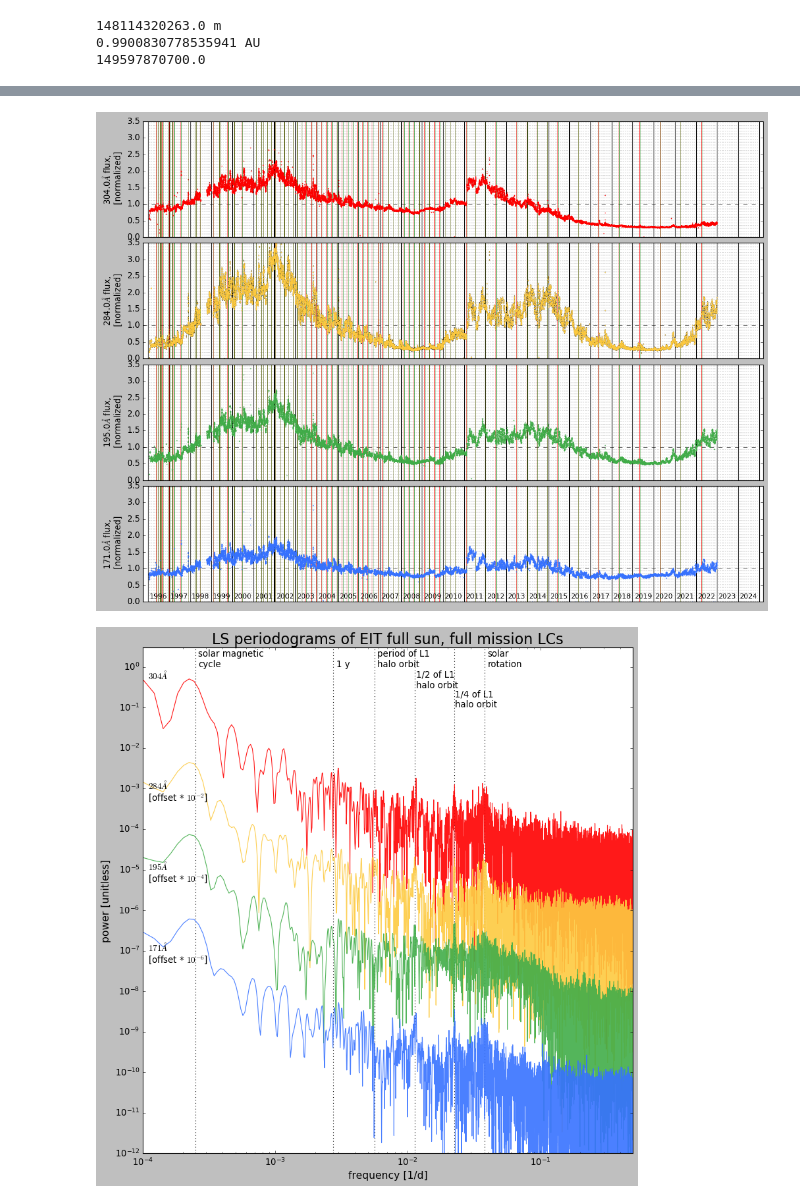
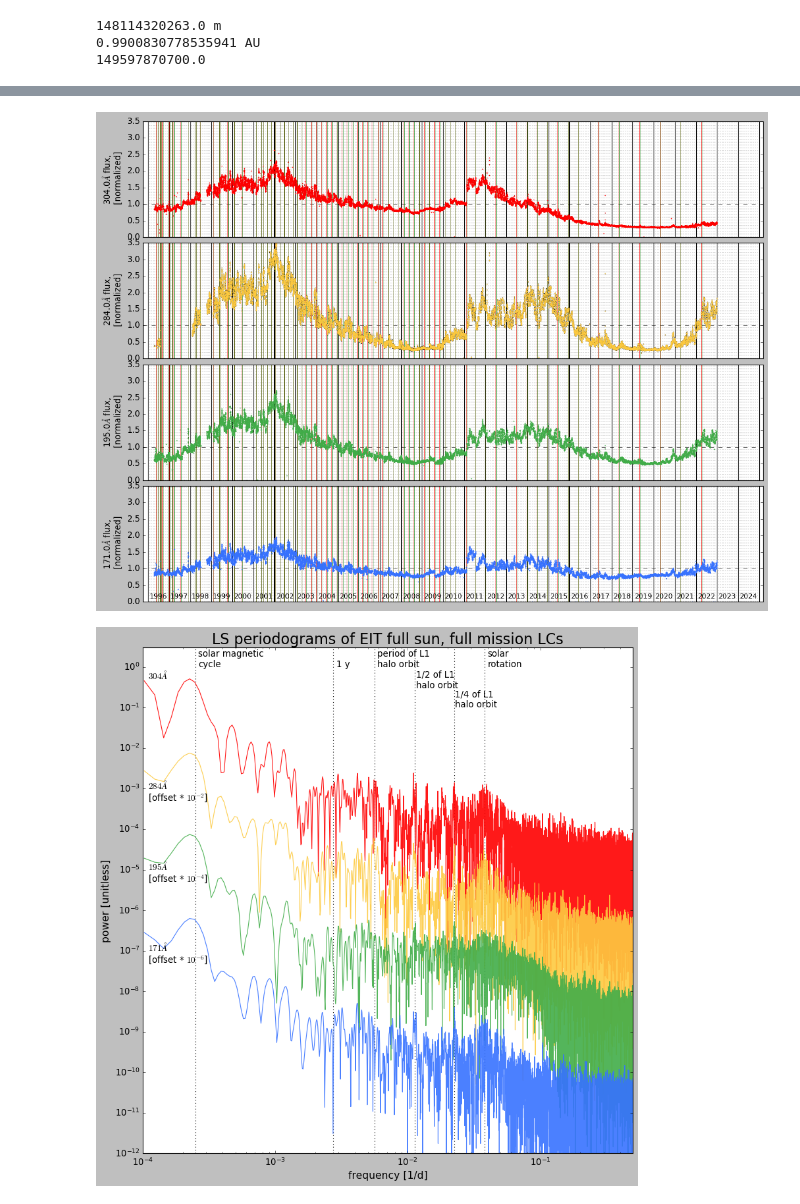
Before and after one commit to esandford/archivalSOHO, a Jupyter notebook: data/EITmissionLongLCs.ipynb, the cells around one changed output, grey strips where cells are left out. Saved outputs shown, nothing was run; the diff lists cells and outputs as text; code cells hidden in the pictures.

Commit message:
masked snow events and started systematics fitting

```diff
--- a/data/EITmissionLongLCs.ipynb
+++ b/data/EITmissionLongLCs.ipynb
@@ -61,6 +104,9 @@ print(medDist.to(u.AU))
 
 AUinm = (u.AU.to(u.m))
 print(AUinm)
+
+# restrict to after commissioning was completed on Apr 16, 1996
+results = results[(results[:,0] >= 2450190.)]
 
 ts = results[:,0]                               # average date of observation
 dists = results[:,1]                            # heliocentric distance in meters
@@ -78,6 +124,33 @@ wmasks = [m304,m284,m195,m171]
 
 noPinholes = (ps == 0)
 noCameraErrors = (ces == 0)
+
+# Eliminate all data points that fall within bakeout periods.
+withinBakeout = np.zeros_like(ts).astype(bool)
+
+for i in range(81):
+    bakeoutStartDate = heaterOn[i]['jd']
+    bakeoutEndDate = heaterOff[i]['jd']
+
+    withinBakeoutMask = (ts > bakeoutStartDate) & (ts < bakeoutEndDate)
+    withinBakeout[withinBakeoutMask] = True
+
+tSnow = [2450925,
+       2451740, 2451858,
+       2452005, 2452015, 2452178, 2452218, 2452237, 2452385, 2452941,
+       2453320, 2453388,
+       2454082]
+tSnow = np.array(tSnow)
+
+nearSnow = np.zeros_like(ts).astype(bool)
+
+for t in tSnow:
+    if t == 2452941:
+        nearSnowMask = (ts >= t-5) & (ts <= t+15)
+    else:
+        nearSnowMask = (ts >= t-5) & (ts <= t+5)
+
+    nearSnow[nearSnowMask] = True
 # %% [output]
 148114320263.0 m
 0.9900830778535941 AU
@@ -86,7 +159,7 @@ noCameraErrors = (ces == 0)
 # basic outlier rejection---get rid of anything with f/f_median > 8
 
 for i in range(4):
-    wmask = wmasks[i] & noPinholes #& noCameraErrors
+    wmask = wmasks[i] & noPinholes & ~withinBakeout
 
     fluxnorm = np.median(fs[wmask][~np.isnan(fs[wmask])])
 
@@ -200,7 +193,7 @@ for ax in axes:
 
 
 for i, ax in enumerate(axes):
-    wmask = wmasks[i] #& noPinholes #& noCameraErrors
+    wmask = wmasks[i] & noPinholes & ~withinBakeout & ~nearSnow
 
     fluxnorm = np.median(fs[wmasks[i]][~np.isnan(fs[wmasks[i]])])
 
@@ -218,7 +211,7 @@ for ax in axes:
     ax.set_xlim(2450000, 2460750)
 
 
-    for i in range(80):
+    for i in range(81):
         bakeoutStartDate = heaterOn[i]['jd']
         bakeoutEndDate = heaterOff[i]['jd']
 
@@ -230,15 +223,15 @@ for ax in axes:
 plt.subplots_adjust(hspace=0.05)
 plt.savefig("./EIT_LCs_fullmission.pdf", bbox_inches="tight")
 # %% [output]
-[figure, old version]
+[figure, new version]
 # %%
 cs = ['r', '#fdca40', '#41ad49', '#3772ff']
 fig, ax = plt.subplots(1,1,figsize=(12,12))
 
 for i in range(4):
-    wmask = wmasks[i] #& noPinholes #& noCameraErrors
-    noObs = np.isnan(fs[wmasks[i]])
-    fluxnorm = np.median(fs[wmasks[i]][~noObs])
+    wmask = wmasks[i] & noPinholes & ~withinBakeout & ~nearSnow
+    noObs = np.isnan(fs[wmask])
+    fluxnorm = np.median(fs[wmask][~noObs])
 
     freq, pow = LombScargle(ts[wmask][~noObs],fs[wmask][~noObs],us[wmask][~noObs]).autopower(minimum_frequency=(1./np.ptp(ts[wmask][~noObs])), maximum_frequency=(1./2.))
 
@@ -252,31 +245,31 @@ ax.set_ylim(0.,3.5)
 
 ax.axvline(1./26.24,color='k',ls=':',zorder=1)     #solar rotation
 ax.axvline(1./178., color='k',ls=':',zorder=1)     #period of L1 halo orbit, ~6 months
 ax.axvline(2./178., color='k',ls=':',zorder=1)     #1/2 period of L1 halo orbit, ~3 months
 ax.axvline(4./178., color='k',ls=':',zorder=1)     #1/4 period of L1 halo orbit, ~1.5 months
 ax.axvline(1./365.,color='k',ls=':',zorder=1)      #1 year
 ax.axvline(1./(11*365.),color='k',ls=':',zorder=1) #magnetic cycle
 
 ax.text(1.05/26.24, 1.e0, 'solar'+'\n'+'rotation',fontsize=12)
 ax.text(1.05/178., 1.e0, 'period of L1'+'\n'+'halo orbit',fontsize=12)
 ax.text(1.05/365., 1.e0, '1 y',fontsize=12)
 ax.text(2.05/178., 3.e-1, '1/2 of L1'+'\n'+'halo orbit',fontsize=12,color='k')
 ax.text(4.05/178., 1.e-1, '1/4 of L1'+'\n'+'halo orbit',fontsize=12,color='k')
 ax.text(1.05/(365*11), 1.e0, 'solar magnetic'+'\n'+'cycle',fontsize=12)
 
 
 ax.text(1.1e-4, 5.e-1, r'$304\AA$',fontsize=12)
 ax.text(1.1e-4, 5.e-4, r'$284\AA$'+'\n'+r'[offset * $10^{-2}$]',fontsize=12)
 ax.text(1.1e-4, 5.e-6, r'$195\AA$'+'\n'+r'[offset * $10^{-4}$]',fontsize=12)
 ax.text(1.1e-4, 5.e-8, r'$171\AA$'+'\n'+r'[offset * $10^{-6}$]',fontsize=12)
 
 ax.set_ylim(1.e-12,3.e0)
 ax.set_xlim(1.e-4,0.5)
 ax.set_xlabel("frequency [1/d]", fontsize=14)
 ax.set_ylabel("power [unitless]", fontsize=14)
 
 ax.set_title(r'LS periodograms of EIT full sun, full mission LCs',fontsize=20)
 #plt.show()
 plt.savefig("./EIT_periodograms_fullmission.pdf", bbox_inches="tight")
 # %% [output]
-[figure, old version]
+[figure, new version]
```
Also changed, not shown: parts of 7 cells of this notebook, 26 other files.
